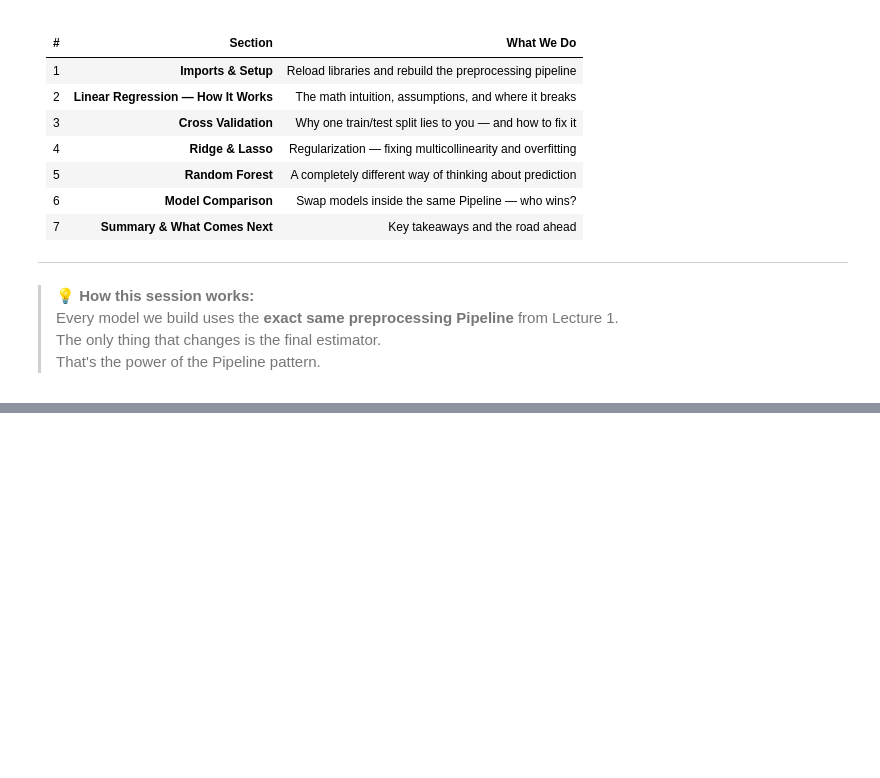
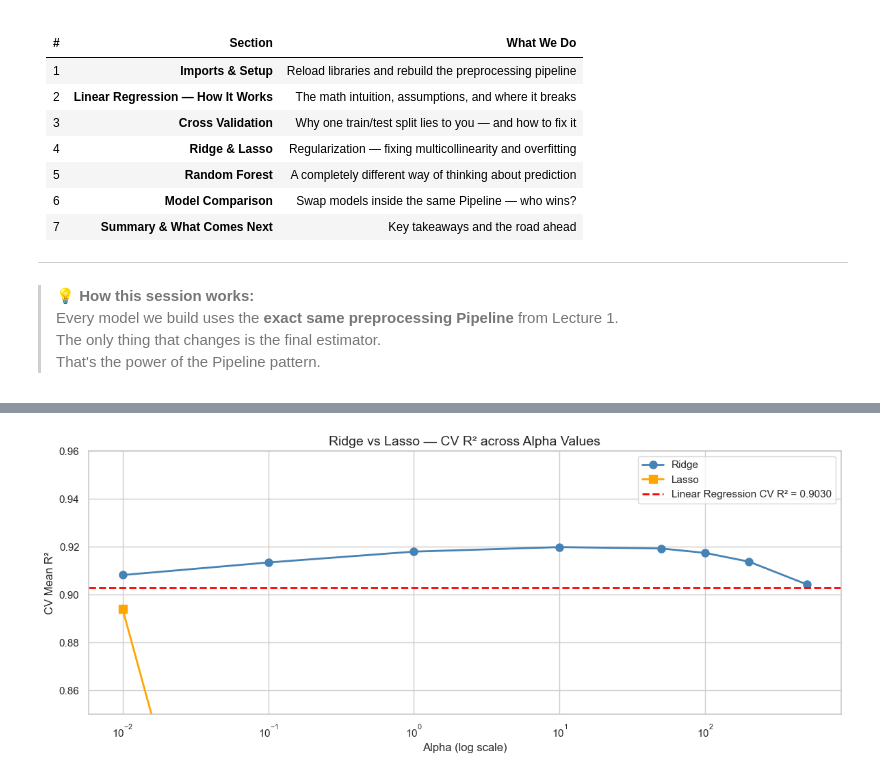
Before and after one commit to HimashaRandil/ames-preprocessing, a Jupyter notebook: notebooks/model_building.ipynb, the cells around one changed output, grey strips where cells are left out. Saved outputs shown, nothing was run; the diff lists cells and outputs as text; code cells hidden in the pictures; blank space fills up the shorter version.

```diff
--- a/notebooks/model_building.ipynb
+++ b/notebooks/model_building.ipynb
@@ -152,0 +658,66 @@ print(f"   Target       : log(SalePrice) — will convert back with np.expm1()")
+# %%
+# ── 4. RIDGE & LASSO REGRESSION ───────────────────────────────────────────────
+
+# ── Test multiple alpha values ─────────────────────────────────────────────────
+alphas = [0.01, 0.1, 1, 10, 50, 100, 200, 500]
+
+ridge_cv_scores = []
+lasso_cv_scores = []
+
+for alpha in alphas:
+    # Ridge
+    ridge_pipe = Pipeline(steps=[
+        ("preprocessor", preprocessor),
+        ("model", Ridge(alpha=alpha))
+    ])
+    ridge_score = cross_val_score(ridge_pipe, X, y, cv=kf, scoring="r2")
+    ridge_cv_scores.append(ridge_score.mean())
+
+    # Lasso
+    lasso_pipe = Pipeline(steps=[
+        ("preprocessor", preprocessor),
+        ("model", Lasso(alpha=alpha, max_iter=10000))
+    ])
+    lasso_score = cross_val_score(lasso_pipe, X, y, cv=kf, scoring="r2")
+    lasso_cv_scores.append(lasso_score.mean())
+
+# ── Plot alpha vs R² ──────────────────────────────────────────────────────────
+fig, ax = plt.subplots(figsize=(12, 5))
+
+ax.plot(alphas, ridge_cv_scores, "o-", color="steelblue",
+        linewidth=2, markersize=8, label="Ridge")
+ax.plot(alphas, lasso_cv_scores, "s-", color="orange",
+        linewidth=2, markersize=8, label="Lasso")
+ax.axhline(y=0.9030, color="red", linestyle="--",
+           linewidth=2, label="Linear Regression CV R² = 0.9030")
+
+ax.set_xscale("log")
+ax.set_title("Ridge vs Lasso — CV R² across Alpha Values", fontsize=14)
+ax.set_xlabel("Alpha (log scale)")
+ax.set_ylabel("CV Mean R²")
+ax.legend()
+ax.set_ylim(0.85, 0.96)
+
+plt.tight_layout()
+plt.savefig("../outputs/ridge_lasso_alpha.png", bbox_inches="tight")
+plt.show()
+
+# ── Print results table ────────────────────────────────────────────────────────
+print("=" * 55)
+print("  Alpha vs CV R² — Ridge and Lasso")
+print("=" * 55)
+print(f"  {'Alpha':<10} {'Ridge R²':<15} {'Lasso R²':<15}")
+print("-" * 55)
+for alpha, r, l in zip(alphas, ridge_cv_scores, lasso_cv_scores):
+    print(f"  {alpha:<10} {r:<15.4f} {l:<15.4f}")
+print("=" * 55)
+
+# ── Best alpha ────────────────────────────────────────────────────────────────
+best_ridge_alpha = alphas[np.argmax(ridge_cv_scores)]
+best_lasso_alpha = alphas[np.argmax(lasso_cv_scores)]
+
+print(f"\n✅ Best Ridge alpha : {best_ridge_alpha}  → CV R² = {max(ridge_cv_scores):.4f}")
+print(f"✅ Best Lasso alpha : {best_lasso_alpha}  → CV R² = {max(lasso_cv_scores):.4f}")
+print(f"   Linear Regression  → CV R² = 0.9030")
+# %% [output]
+[figure, added]
```
Also changed, not shown: parts of 19 cells of this notebook.
